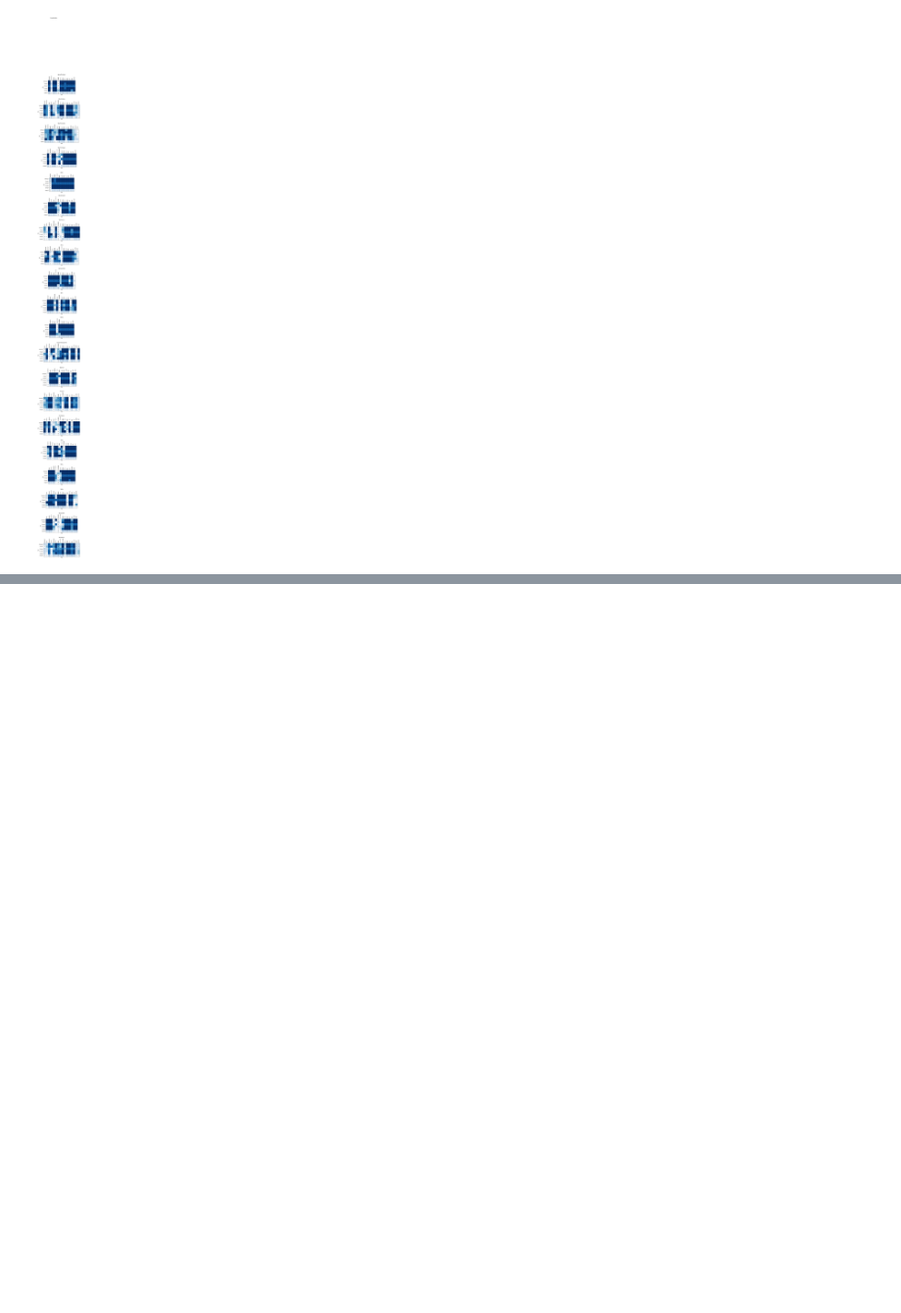
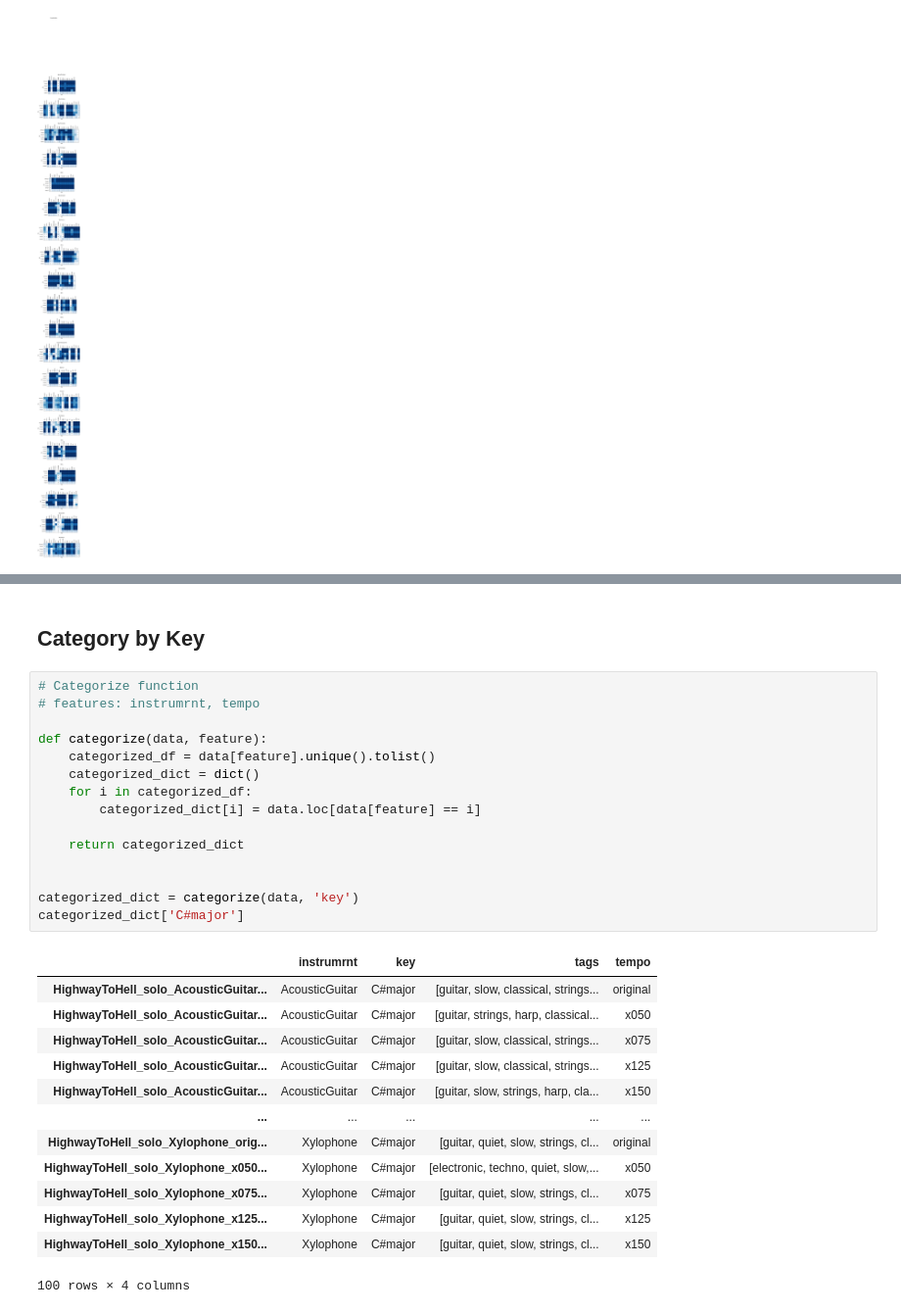
Before and after one commit to D3auuvc/xai_music, a Jupyter notebook: tag_analysis.ipynb, the cells around one changed output, grey strips where cells are left out. Shown at 98% size. Drawn from its saved outputs; the diff is of its cells as text; blank space fills up the shorter version.

```diff
--- a/tag_analysis.ipynb
+++ b/tag_analysis.ipynb
@@ -228,0 +247,31 @@ plot_multi_result(groupby_key_dict, len(groupby_key_dict))
+# %% [markdown]
+## Category by Key
+# %%
+# Categorize function
+# features: instrumrnt, tempo
+
+def categorize(data, feature):
+    categorized_df = data[feature].unique().tolist()
+    categorized_dict = dict()
+    for i in categorized_df:
+        categorized_dict[i] = data.loc[data[feature] == i]
+
+    return categorized_dict
+
+
+categorized_dict = categorize(data, 'key')
+categorized_dict['C#major']
+# %% [output]
+|  | instrumrnt | key | tags | tempo |
+| HighwayToHell_solo_AcousticGuitar... | AcousticGuitar | C#major | [guitar, slow, classical, strings... | original |
+| HighwayToHell_solo_AcousticGuitar... | AcousticGuitar | C#major | [guitar, strings, harp, classical... | x050 |
+| HighwayToHell_solo_AcousticGuitar... | AcousticGuitar | C#major | [guitar, slow, classical, strings... | x075 |
+| HighwayToHell_solo_AcousticGuitar... | AcousticGuitar | C#major | [guitar, slow, classical, strings... | x125 |
+| HighwayToHell_solo_AcousticGuitar... | AcousticGuitar | C#major | [guitar, slow, strings, harp, cla... | x150 |
+| ... | ... | ... | ... | ... |
+| HighwayToHell_solo_Xylophone_orig... | Xylophone | C#major | [guitar, quiet, slow, strings, cl... | original |
+| HighwayToHell_solo_Xylophone_x050... | Xylophone | C#major | [electronic, techno, quiet, slow,... | x050 |
+| HighwayToHell_solo_Xylophone_x075... | Xylophone | C#major | [guitar, quiet, slow, strings, cl... | x075 |
+| HighwayToHell_solo_Xylophone_x125... | Xylophone | C#major | [guitar, quiet, slow, strings, cl... | x125 |
+| HighwayToHell_solo_Xylophone_x150... | Xylophone | C#major | [guitar, quiet, slow, strings, cl... | x150 |
+100 rows × 4 columns
```
Also changed, not shown: parts of 8 cells of this notebook.
